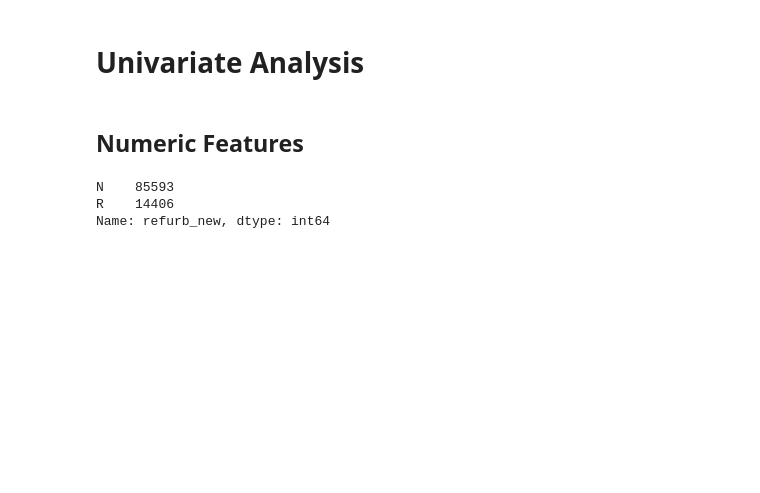
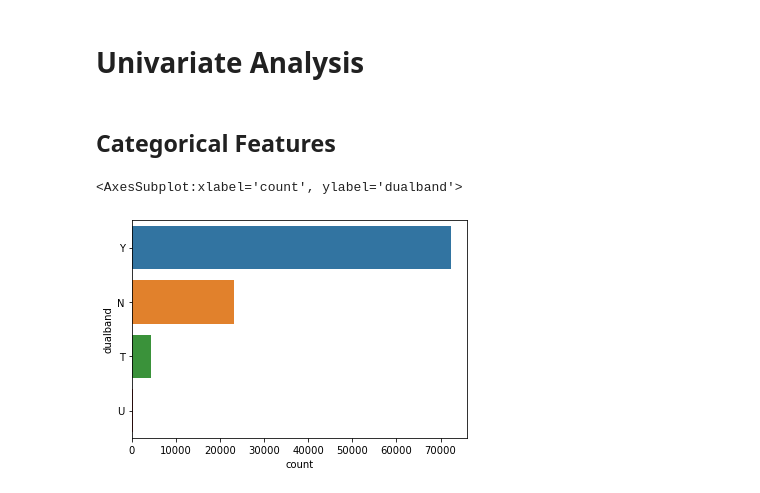
Before and after one commit to Jeff-ChenFan-Wang/TelecomChurnAnalysis, a Jupyter notebook: EDA.ipynb, the cells around one changed output. Drawn from its saved outputs; the diff is of its cells as text; code cells hidden in the pictures; blank space fills up the shorter version.

```diff
--- a/EDA.ipynb
+++ b/EDA.ipynb
@@ -77,2 +67,2 @@ cat_cols = full_data.select_dtypes(include='object').columns
 # %% [markdown]
-## Numeric Features
+## Categorical Features
@@ -81,6 +68,0 @@ raw_data=pd.read_csv('Dataset/telecomChurn.zip')
-# %%
-raw_data.refurb_new.value_counts()
-# %% [output]
-N    85593
-R    14406
-Name: refurb_new, dtype: int64
@@ -87 +84,6 @@ Name: refurb_new, dtype: int64
+# %%
+sns.countplot(y=full_data['dualband'])
+# %% [output]
+<AxesSubplot:xlabel='count', ylabel='dualband'>
+[figure, added]
 # %%
```
Also changed, not shown: parts of 8 cells of this notebook, 1 other file.
